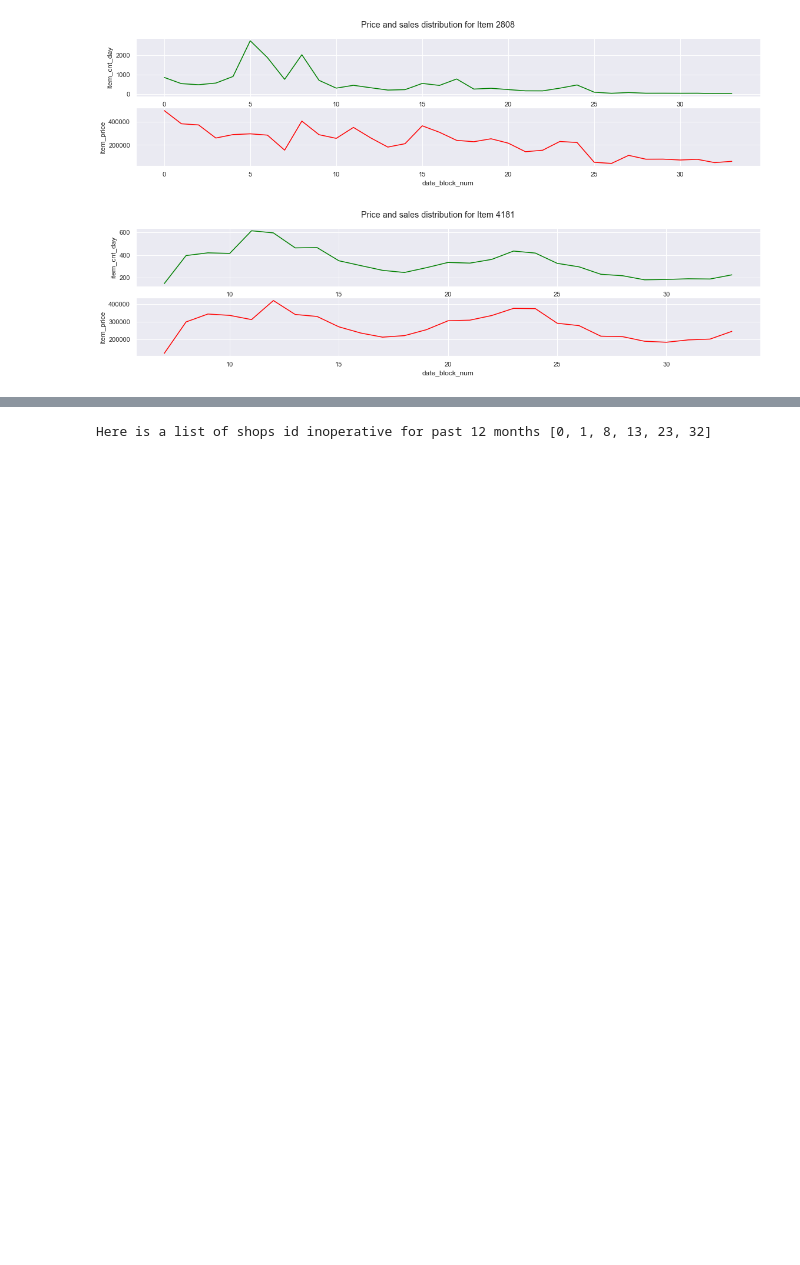
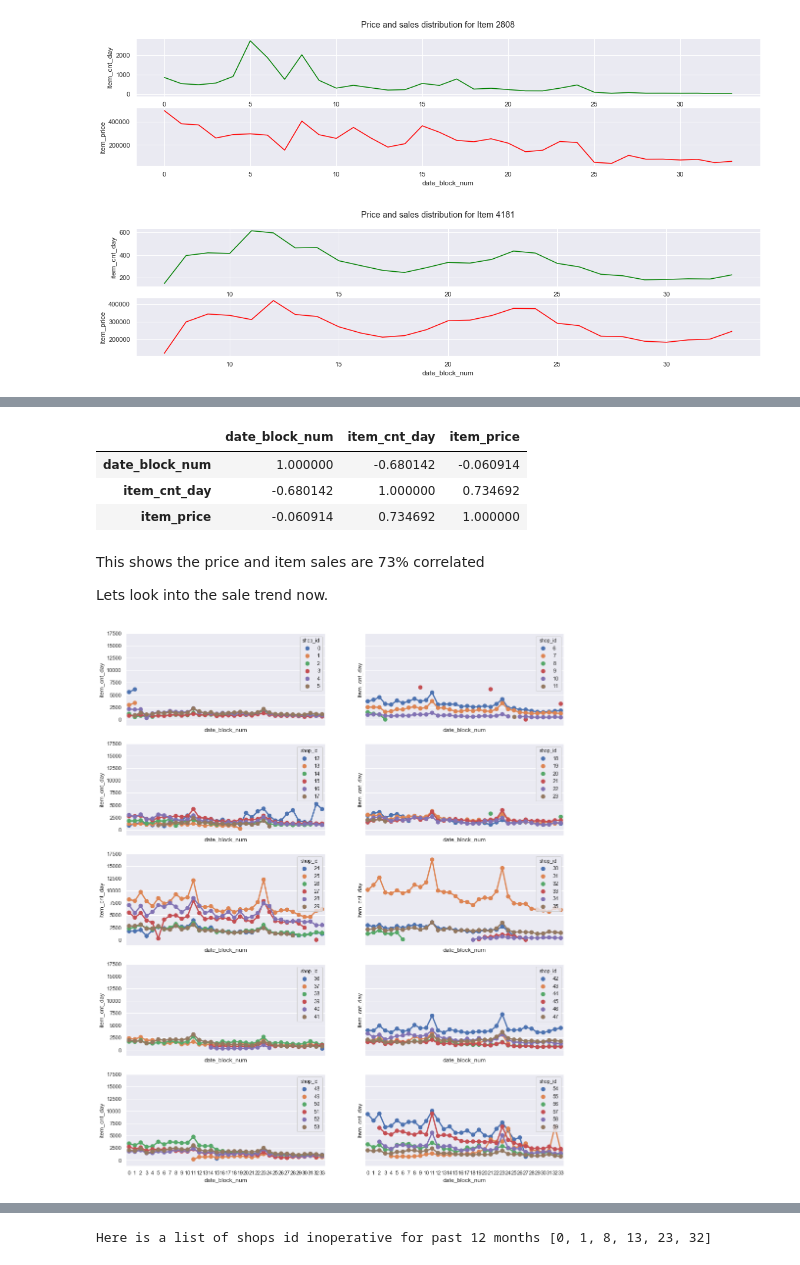
Before and after one commit to HellyJain/PredictFutureSales, a Jupyter notebook: Predict_Future_Sales.ipynb, the cells around one changed output, grey strips where cells are left out. Cells and saved outputs as stored; diff of their text form; code cells hidden in the pictures; blank space fills up the shorter version.

```diff
--- a/Predict_Future_Sales.ipynb
+++ b/Predict_Future_Sales.ipynb
@@ -271 +276,24 @@ What these graph suggest, the price of an item and sales are propositional and t
+# %%
+sales[['item_id','date_block_num','item_cnt_day','item_price']].groupby(['date_block_num'])['item_cnt_day','item_price'].agg('sum').reset_index().corr()
+# %% [output]
+|  | date_block_num | item_cnt_day | item_price |
+| date_block_num | 1.000000 | -0.680142 | -0.060914 |
+| item_cnt_day | -0.680142 | 1.000000 | 0.734692 |
+| item_price | -0.060914 | 0.734692 | 1.000000 |
+# %% [markdown]
+This shows the price and item sales are 73% correlated
+
+Lets look into the sale trend now.
+# %%
+salebyshop = pd.DataFrame(sales.groupby(['shop_id', 'date_block_num'])['item_cnt_day'].sum().reset_index())
+fig, axes = plt.subplots(nrows=5, ncols=2, sharex=True, sharey=True, figsize=(16,20))
+num_graph = 10
+id_per_graph = np.ceil(salebyshop.shop_id.max() / num_graph)
+count = 0
+for i in range(5):
+    for j in range(2):
+        sns.pointplot(x='date_block_num', y='item_cnt_day', hue='shop_id', data=salebyshop[np.logical_and(count*id_per_graph <= salebyshop['shop_id'], salebyshop['shop_id'] < (count+1)*id_per_graph)], ax=axes[i][j])
+        count += 1
+# %% [output]
+[figure, added]
 # %% [markdown]
```
Also changed, not shown: parts of 6 cells of this notebook.
